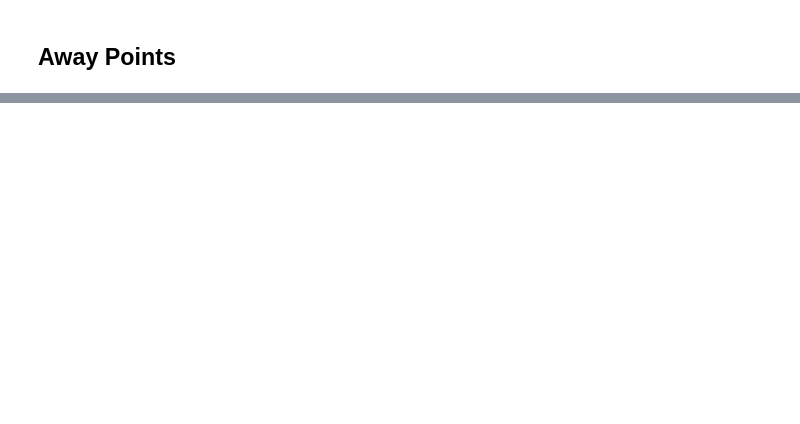
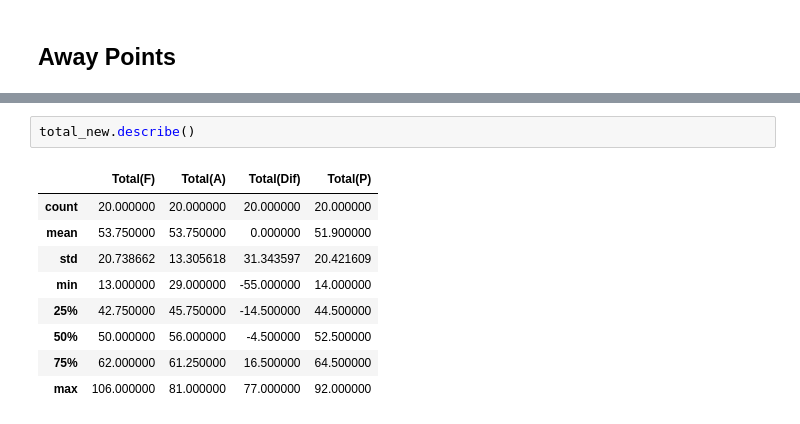
Before and after one commit to ANihill/fundamentalsProject, a Jupyter notebook: Project.ipynb, the cells around one changed output, grey strips where cells are left out. Drawn from its saved outputs; the diff is of its cells as text; blank space fills up the shorter version.

```diff
--- a/Project.ipynb
+++ b/Project.ipynb
@@ -731,0 +775,12 @@ array([ 4, 18, 19, 21, 22, 24, 24, 24, 30, 33, 33, 36, 37, 38, 41, 43, 44,
+# %%
+total_new.describe()
+# %% [output]
+|  | Total(F) | Total(A) | Total(Dif) | Total(P) |
+| count | 20.000000 | 20.000000 | 20.000000 | 20.000000 |
+| mean | 53.750000 | 53.750000 | 0.000000 | 51.900000 |
+| std | 20.738662 | 13.305618 | 31.343597 | 20.421609 |
+| min | 13.000000 | 29.000000 | -55.000000 | 14.000000 |
+| 25% | 42.750000 | 45.750000 | -14.500000 | 44.500000 |
+| 50% | 50.000000 | 56.000000 | -4.500000 | 52.500000 |
+| 75% | 62.000000 | 61.250000 | 16.500000 | 64.500000 |
+| max | 106.000000 | 81.000000 | 77.000000 | 92.000000 |
```
Also changed, not shown: parts of 24 cells of this notebook.
